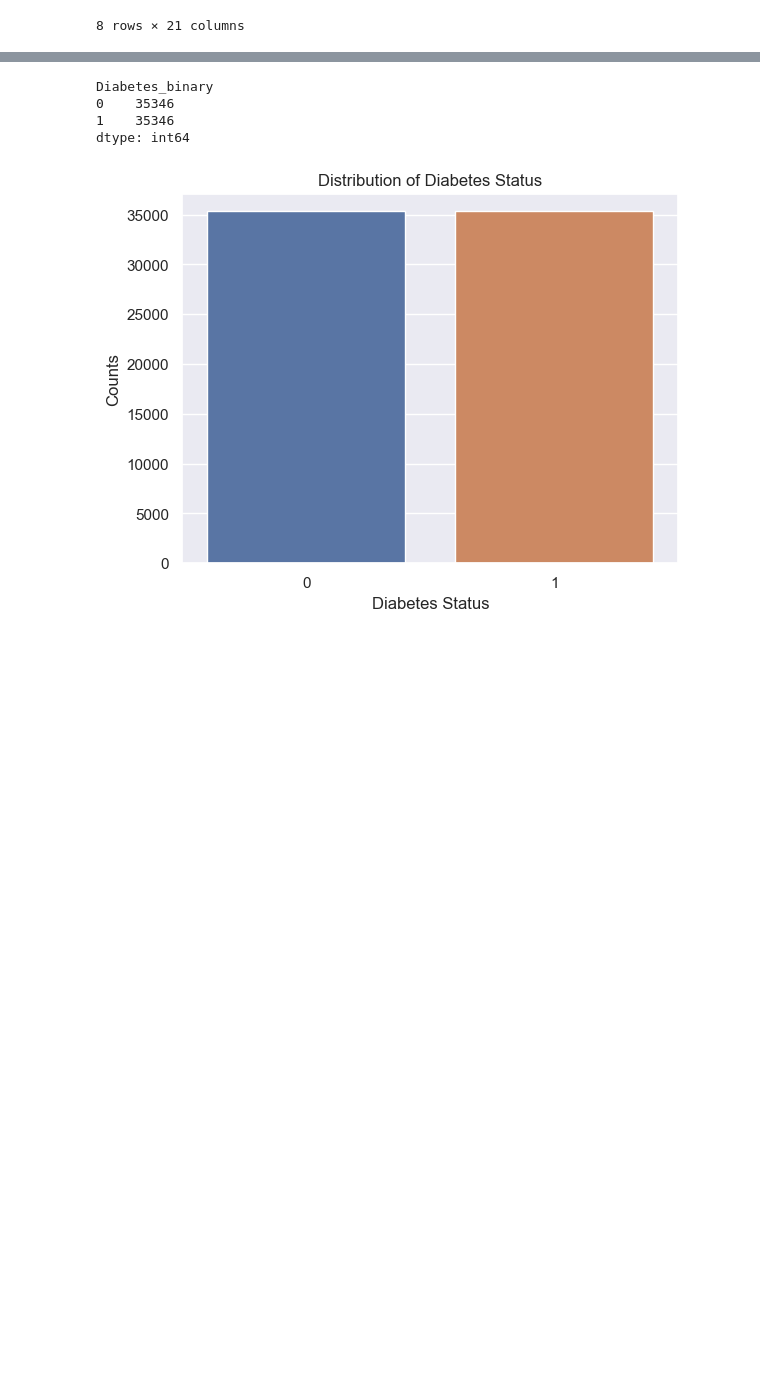
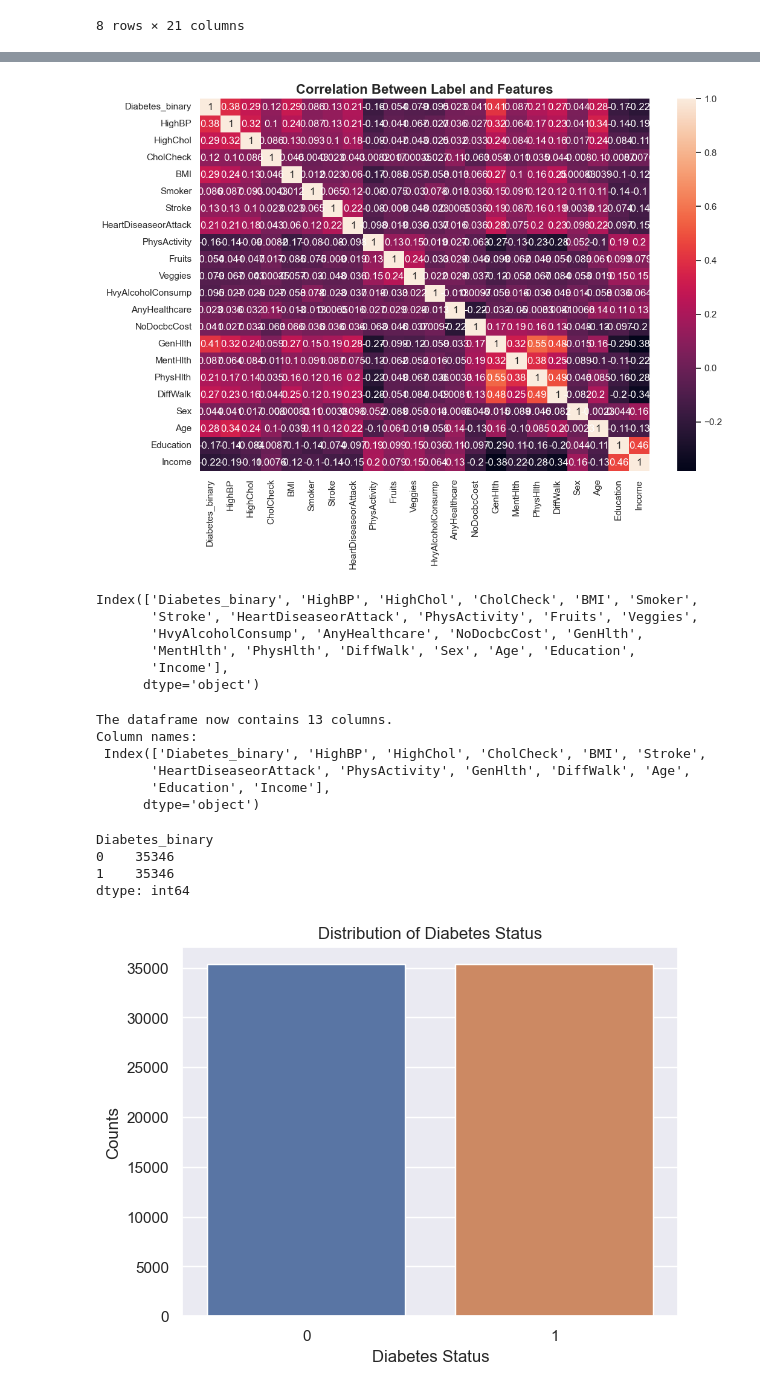
Before and after one commit to toobask/introtoAI1, a Jupyter notebook: notebook/IntroToAI_701_CourseWork_Amua_et_Tooba.ipynb, the cells around one changed output, grey strips where cells are left out. Saved outputs shown, nothing was run; the diff lists cells and outputs as text; code cells hidden in the pictures; blank space fills up the shorter version.

```diff
--- a/notebook/IntroToAI_701_CourseWork_Amua_et_Tooba.ipynb
+++ b/notebook/IntroToAI_701_CourseWork_Amua_et_Tooba.ipynb
@@ -126,0 +145,3 @@ diabetes_df.describe()
+# %%
+if diabetes_df.Diabetes_binary.dtype.name == "category":
+    diabetes_df.Diabetes_binary =  diabetes_df.Diabetes_binary.astype(int)
@@ -126,0 +152,3 @@ diabetes_df.describe()
+# %%
+#check correlation among features
+corr = diabetes_df.corr(method="pearson", numeric_only=True)
@@ -126,0 +176,17 @@ diabetes_df.describe()
+# %%
+#plot a heatmap of correlation matrix
+plt.figure(figsize=(12, 8))
+sns.heatmap(data=corr, annot=True)
+plt.title("Correlation Between Label and Features", fontsize=16, fontweight="bold")
+plt.show()
+# %% [output]
+[figure, added]
+# %%
+diabetes_df.columns
+# %% [output]
+Index(['Diabetes_binary', 'HighBP', 'HighChol', 'CholCheck', 'BMI', 'Smoker',
+       'Stroke', 'HeartDiseaseorAttack', 'PhysActivity', 'Fruits', 'Veggies',
+       'HvyAlcoholConsump', 'AnyHealthcare', 'NoDocbcCost', 'GenHlth',
+       'MentHlth', 'PhysHlth', 'DiffWalk', 'Sex', 'Age', 'Education',
+       'Income'],
+      dtype='object')
@@ -127,3 +197,14 @@ diabetes_df.describe()
+# %%
+#check changes
+print(f"The dataframe now contains {diabetes_df.shape[1]} columns.")
+print("Column names: \n", diabetes_df.columns)
+# %% [output]
+The dataframe now contains 13 columns.
+Column names:
+ Index(['Diabetes_binary', 'HighBP', 'HighChol', 'CholCheck', 'BMI', 'Stroke',
+       'HeartDiseaseorAttack', 'PhysActivity', 'GenHlth', 'DiffWalk', 'Age',
+       'Education', 'Income'],
+      dtype='object')
 # %%
 #inspect class distribution
 diabetes_dist = diabetes_df.groupby('Diabetes_binary').size()
```
Also changed, not shown: parts of 36 cells of this notebook.
